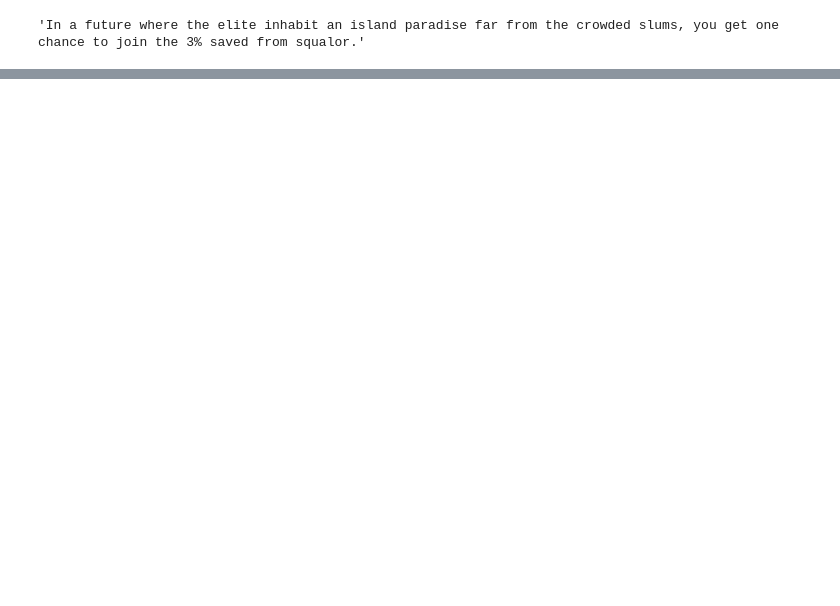
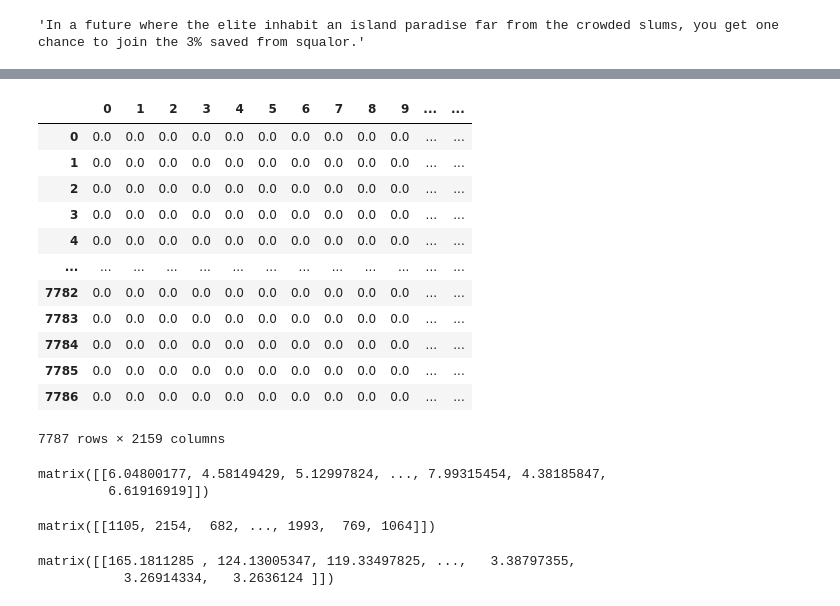
Before and after one commit to sauravkumar19/NETFLIX-MOVIES-AND-TV-SHOWS-CLUSTERING, a Jupyter notebook: NETFLIX_MOVIES_AND_TV_SHOWS_CLUSTERING.ipynb, the cells around one changed output, grey strips where cells are left out. Saved outputs shown, nothing was run; the diff lists cells and outputs as text; code cells hidden in the pictures; blank space fills up the shorter version.

```diff
--- a/NETFLIX_MOVIES_AND_TV_SHOWS_CLUSTERING.ipynb
+++ b/NETFLIX_MOVIES_AND_TV_SHOWS_CLUSTERING.ipynb
@@ -505,0 +538,16 @@ a
+# %%
+import re
+from nltk.stem import WordNetLemmatizer, SnowballStemmer
+lemmatizer = WordNetLemmatizer()
+def text_preprocessing(text):
+  text = re.sub("[^a-zA-Z0-9' ]", "", text)
+  text = re.sub(r'who\'ll', 'who will', text)
+  text = re.sub(r'[wW]ouldn\'t', 'would not', text)
+  text = re.sub(r'[mM]mustn\'t', 'must not', text)
+  text = re.sub(r'[tT]hat\'s', 'that is', text)
+  text = text.lower()
+  text = [lemmatizer.lemmatize(word) for word in text.split() if word not in sw]
+
+  return " ".join(text)
+# %%
+netflix_data['preprocessed_description'] = netflix_data['description'].apply(text_preprocessing)
@@ -505,0 +563,3 @@ a
+# %%
+tifid = TfidfVectorizer(max_df = 0.9,min_df = 10)
+X = tifid.fit_transform(netflix_data['preprocessed_description'])
@@ -505,0 +568,36 @@ a
+# %%
+array = X.todense()
+# %%
+data_frame = pd.DataFrame(array)
+data_frame
+# %% [output]
+|  | 0 | 1 | 2 | 3 | 4 | 5 | 6 | 7 | 8 | 9 | ... | ... |
+| 0 | 0.0 | 0.0 | 0.0 | 0.0 | 0.0 | 0.0 | 0.0 | 0.0 | 0.0 | 0.0 | ... | ... |
+| 1 | 0.0 | 0.0 | 0.0 | 0.0 | 0.0 | 0.0 | 0.0 | 0.0 | 0.0 | 0.0 | ... | ... |
+| 2 | 0.0 | 0.0 | 0.0 | 0.0 | 0.0 | 0.0 | 0.0 | 0.0 | 0.0 | 0.0 | ... | ... |
+| 3 | 0.0 | 0.0 | 0.0 | 0.0 | 0.0 | 0.0 | 0.0 | 0.0 | 0.0 | 0.0 | ... | ... |
+| 4 | 0.0 | 0.0 | 0.0 | 0.0 | 0.0 | 0.0 | 0.0 | 0.0 | 0.0 | 0.0 | ... | ... |
+| ... | ... | ... | ... | ... | ... | ... | ... | ... | ... | ... | ... | ... |
+| 7782 | 0.0 | 0.0 | 0.0 | 0.0 | 0.0 | 0.0 | 0.0 | 0.0 | 0.0 | 0.0 | ... | ... |
+| 7783 | 0.0 | 0.0 | 0.0 | 0.0 | 0.0 | 0.0 | 0.0 | 0.0 | 0.0 | 0.0 | ... | ... |
+| 7784 | 0.0 | 0.0 | 0.0 | 0.0 | 0.0 | 0.0 | 0.0 | 0.0 | 0.0 | 0.0 | ... | ... |
+| 7785 | 0.0 | 0.0 | 0.0 | 0.0 | 0.0 | 0.0 | 0.0 | 0.0 | 0.0 | 0.0 | ... | ... |
+| 7786 | 0.0 | 0.0 | 0.0 | 0.0 | 0.0 | 0.0 | 0.0 | 0.0 | 0.0 | 0.0 | ... | ... |
+7787 rows × 2159 columns
+# %%
+words_value = np.sum(X,axis = 0)
+words_value
+# %% [output]
+matrix([[6.04800177, 4.58149429, 5.12997824, ..., 7.99315454, 4.38185847,
+         6.61916919]])
+# %%
+word_index = np.flip(np.argsort(words_value)[0:],1)
+word_index
+# %% [output]
+matrix([[1105, 2154,  682, ..., 1993,  769, 1064]])
+# %%
+word_value = np.flip(np.sort(words_value)[0:],1)
+word_value
+# %% [output]
+matrix([[165.1811285 , 124.13005347, 119.33497825, ...,   3.38797355,
+           3.26914334,   3.2636124 ]])
```
Also changed, not shown: parts of 26 cells of this notebook.
